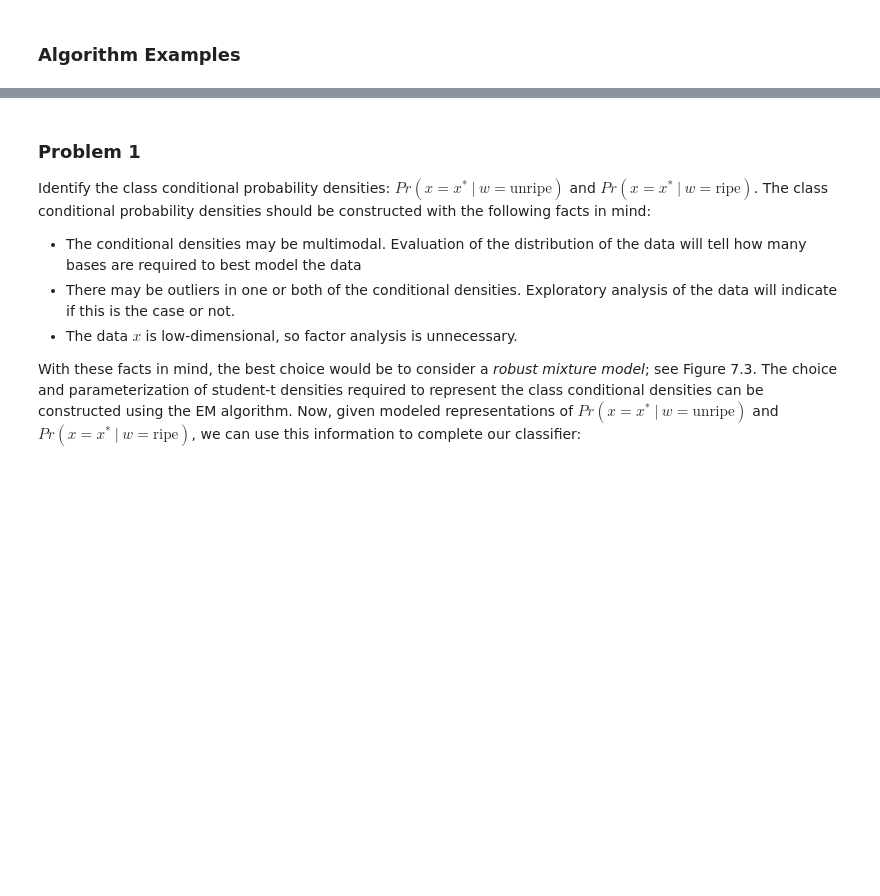
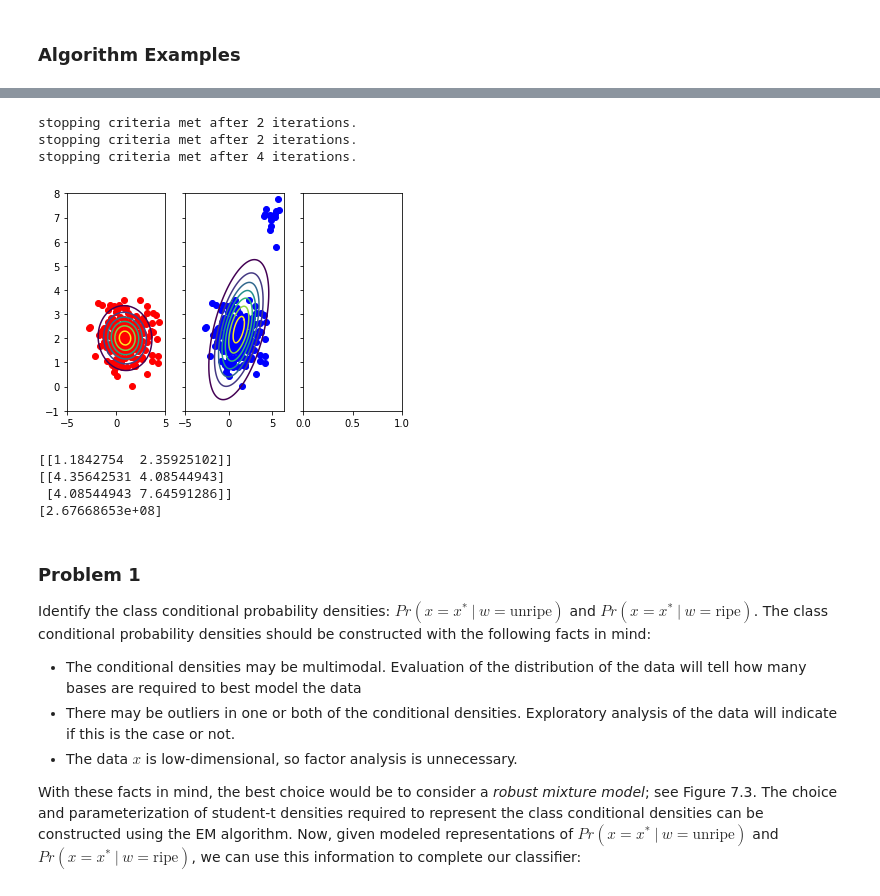
Before and after one commit to jwdinius/prince-computer-vision, a Jupyter notebook: Ch7/Prince-Chapter7.ipynb, the cells around one changed output, grey strips where cells are left out. Drawn from its saved outputs; the diff is of its cells as text; code cells hidden in the pictures; blank space fills up the shorter version.

```diff
--- a/Ch7/Prince-Chapter7.ipynb
+++ b/Ch7/Prince-Chapter7.ipynb
@@ -11,3 +72,53 @@ import matplotlib.pyplot as plt
+# %%
+rng = np.random.RandomState(seed=0)
+mu1 = np.array([1., 2.])
+cov1 = np.array([[2., 0.], [0., .5]])
+num_data_pts = np.array([200])
+X = rng.multivariate_normal(mu1, cov1, num_data_pts[0])
+num_outliers = 15
+outliers_mu = np.array([5., 7.])
+outliers_Sigma = np.array([[.2, 0.], [0., .2]])
+X_with_outliers = np.vstack((X, rng.multivariate_normal(outliers_mu, outliers_Sigma, num_outliers)))
+
+lambda1, _mu1, _Sigma1 = utils.fit_gaussian_mixture(X, 1)
+lambdao, _muo, _Sigmao = utils.fit_gaussian_mixture(X_with_outliers, 1)
+
+t_mu, t_sig, t_nu = utils.fit_student_distribution(X_with_outliers, stopping_thresh=1e-6)
+
+#Creates two subplots and unpacks the output array immediately
+x = np.linspace(-5, 5, 100).reshape((100, 1))
+y = np.linspace(-1, 8, 100).reshape((100, 1))
+[XX, YY] = np.meshgrid(x, y)
+xx = XX.flatten().reshape((xx.size, 1))
+yy = YY.flatten().reshape((yy.size, 1))
+xy = np.hstack((xx, yy))
+temp = stats.multivariate_normal.pdf(xy, _mu1[0, :], _Sigma1[0, :, :])
+gauss1 = temp.reshape((100, 100))
+
+f, (ax1, ax2, ax3) = plt.subplots(1, 3, sharey=True)
+ax1.scatter(X[:, 0], X[:, 1],c='r')
+ax1.contour(XX, YY, gauss1)
+
+ax2.scatter(X_with_outliers[:, 0], X_with_outliers[:, 1],c='b')
+temp = stats.multivariate_normal.pdf(xy, _muo[0, :], _Sigmao[0, :, :])
+gauss2 = temp.reshape((100, 100))
+ax2.contour(XX, YY, gauss2)
+
+ax2.scatter(X_with_outliers[:, 0], X_with_outliers[:, 1],c='b')
+temp = stats.multivariate_normal.pdf(xy, _muo[0, :], _Sigmao[0, :, :])
+gauss2 = temp.reshape((100, 100))
+ax2.contour(XX, YY, gauss2)
+
+plt.show()
+# %% [output]
+stopping criteria met after 2 iterations.
+stopping criteria met after 2 iterations.
+stopping criteria met after 4 iterations.
+[figure, added]
+[[1.1842754  2.35925102]]
+[[4.35642531 4.08544943]
+ [4.08544943 7.64591286]]
+[2.67668653e+08]
 # %% [markdown]
 ### Problem 1
 
```
Also changed, not shown: parts of 12 cells of this notebook, 1 other file.
